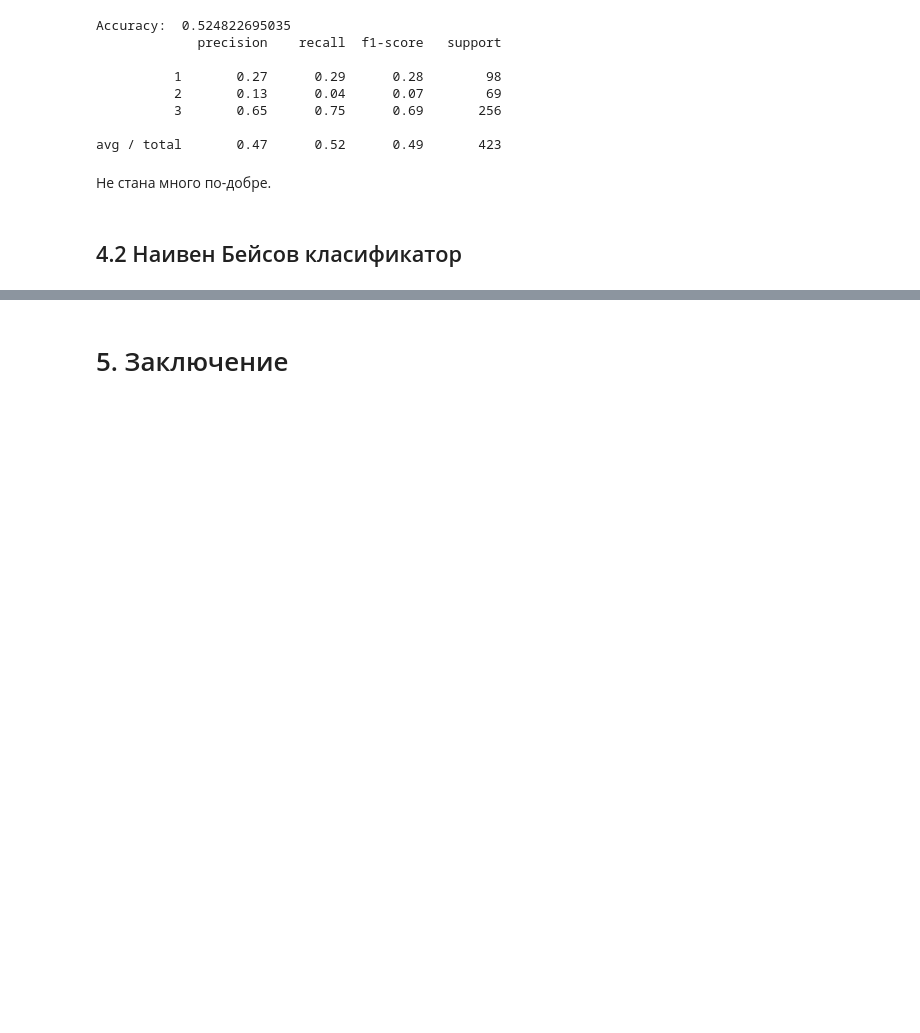
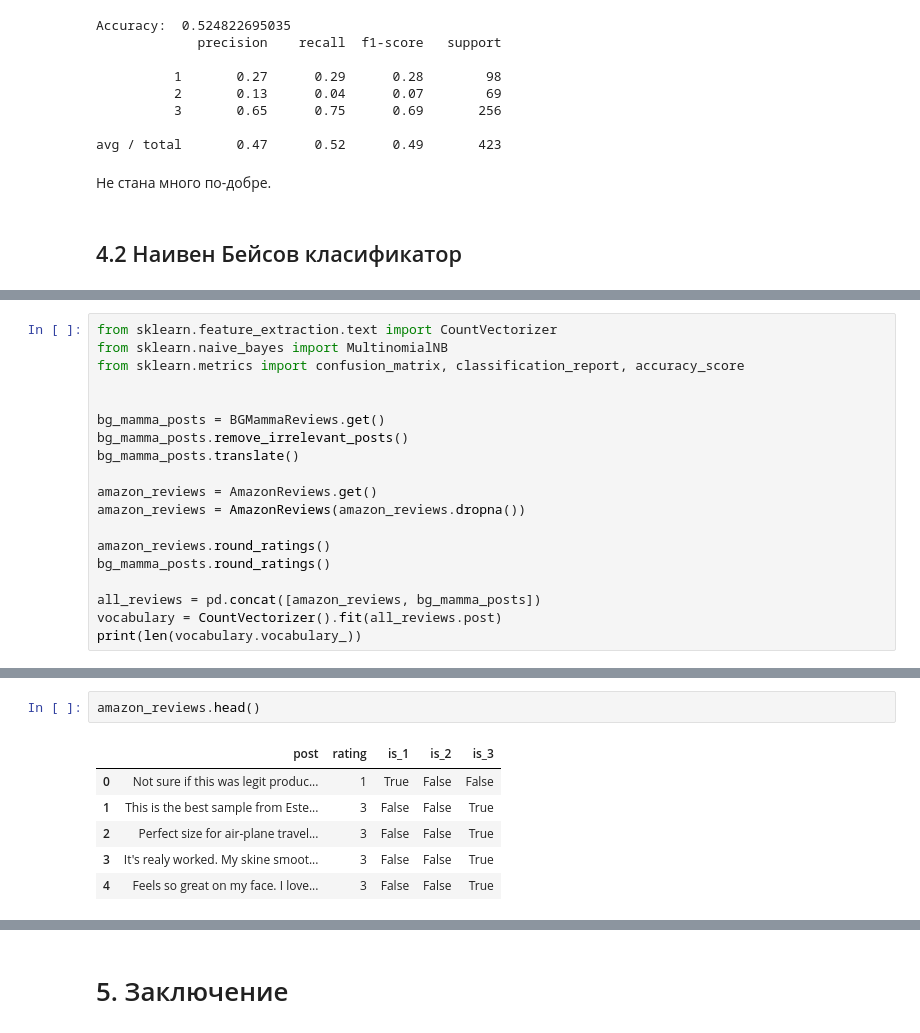
Before and after one commit to mrangelova/bg-mama, a Jupyter notebook: notebooks/bg-mamma.ipynb, the cells around one changed output, grey strips where cells are left out. Drawn from its saved outputs; the diff is of its cells as text; blank space fills up the shorter version.

```diff
--- a/notebooks/flow.ipynb
+++ b/notebooks/bg-mamma.ipynb
@@ -435,0 +403,19 @@ ValueError: dimension mismatch
+# %%
+from sklearn.feature_extraction.text import CountVectorizer
+from sklearn.naive_bayes import MultinomialNB
+from sklearn.metrics import confusion_matrix, classification_report, accuracy_score
+
+
+bg_mamma_posts = BGMammaReviews.get()
+bg_mamma_posts.remove_irrelevant_posts()
+bg_mamma_posts.translate()
+
+amazon_reviews = AmazonReviews.get()
+amazon_reviews = AmazonReviews(amazon_reviews.dropna())
+
+amazon_reviews.round_ratings()
+bg_mamma_posts.round_ratings()
+
+all_reviews = pd.concat([amazon_reviews, bg_mamma_posts])
+vocabulary = CountVectorizer().fit(all_reviews.post)
+print(len(vocabulary.vocabulary_))
@@ -435,0 +476,9 @@ ValueError: dimension mismatch
+# %%
+amazon_reviews.head()
+# %% [output]
+|  | post | rating | is_1 | is_2 | is_3 |
+| 0 | Not sure if this was legit produc... | 1 | True | False | False |
+| 1 | This is the best sample from Este... | 3 | False | False | True |
+| 2 | Perfect size for air-plane travel... | 3 | False | False | True |
+| 3 | It's realy worked. My skine smoot... | 3 | False | False | True |
+| 4 | Feels so great on my face. I love... | 3 | False | False | True |
```
Also changed, not shown: parts of 31 cells of this notebook, 2 other files.
